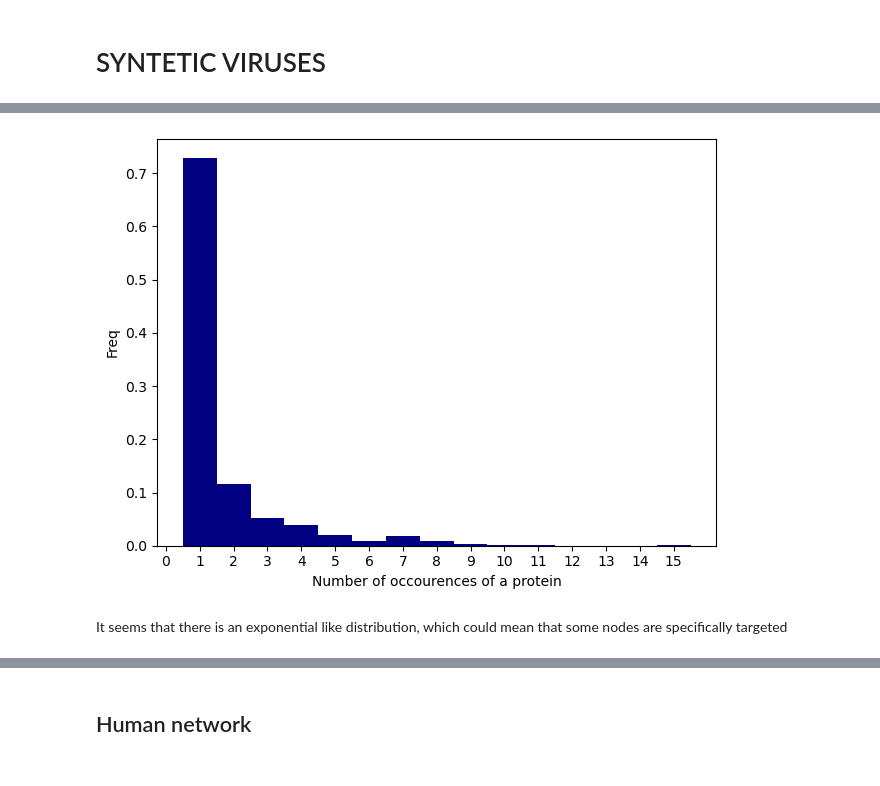
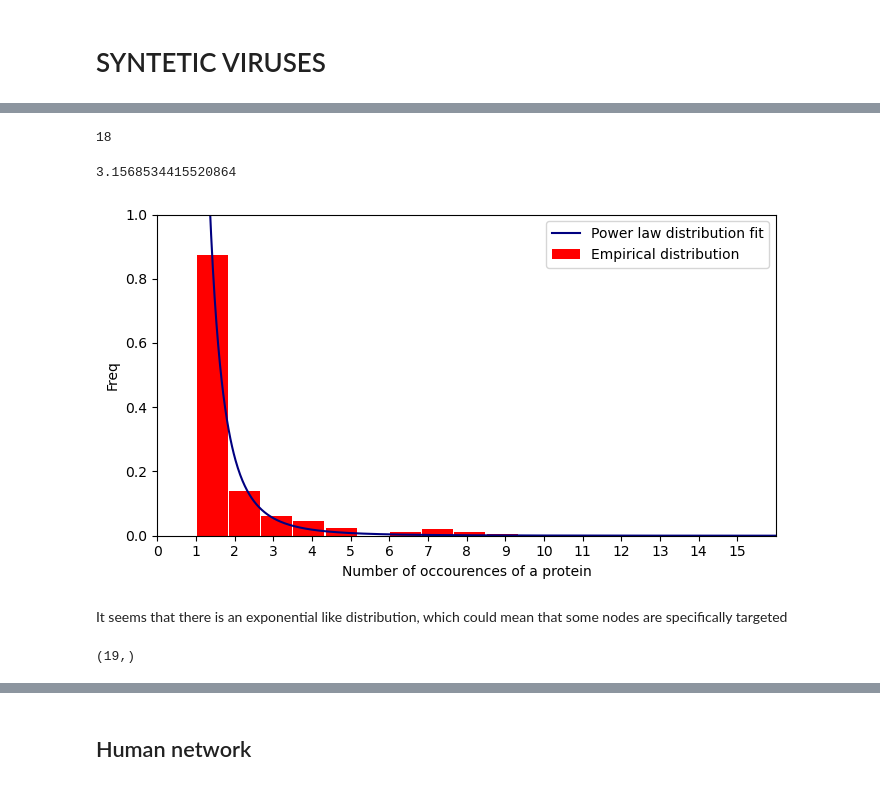
Before and after one commit to francescozambelli/OncoVirus_SarsCov2, a Jupyter notebook: Syntetic_Viruses.ipynb, the cells around one changed output, grey strips where cells are left out. Drawn from its saved outputs; the diff is of its cells as text; code cells hidden in the pictures.

```diff
--- a/Syntetic_Viruses.ipynb
+++ b/Syntetic_Viruses.ipynb
@@ -272,11 +294,26 @@ probs_type1_nonco = counts_type1_nonco_nodes/sum(counts_type1_nonco_nodes)
+# %%
+len([np.mean([hhi[1][i], hhi[1][i+1]]) for i in range(len(hhi[0]))])
+# %% [output]
+18
+# %%
+func_powerlaw(1,*popt)
+# %% [output]
+3.1568534415520864
 # %%
 # hwo do the number of directly targeted nodes distributes?
-plt.hist(counts_type1_nodes, bins=15, align="left", color="navy", density=True)
+plt.figure(figsize=(7,4))
+hhi=np.histogram(counts_type1_nodes, bins=18, density=True)
+
+plt.plot(np.linspace(1,16,1000), func_powerlaw(np.linspace(1,16,1000),popt[0], popt[1]), color="navy", label="Power law distribution fit")
+plt.bar([np.mean([hhi[1][i], hhi[1][i+1]]) for i in range(len(hhi[1])-1)],hhi[0], color="red", label="Empirical distribution")
 plt.ylabel("Freq")
 plt.xlabel("Number of occourences of a protein")
+plt.legend()
 plt.xticks(np.arange(0,16))
+plt.xlim([0,16])
+plt.ylim([0,1])
 plt.tight_layout()
 # %% [output]
-[figure, old version]
+[figure, new version]
 # %% [markdown]
 It seems that there is an exponential like distribution, which could mean that some nodes are specifically targeted
@@ -282,0 +325,4 @@ It seems that there is an exponential like distribution, which could mean that s
+# %%
+hhi[1].shape
+# %% [output]
+(19,)
```
Also changed, not shown: parts of 6 cells of this notebook, 2 other files.
